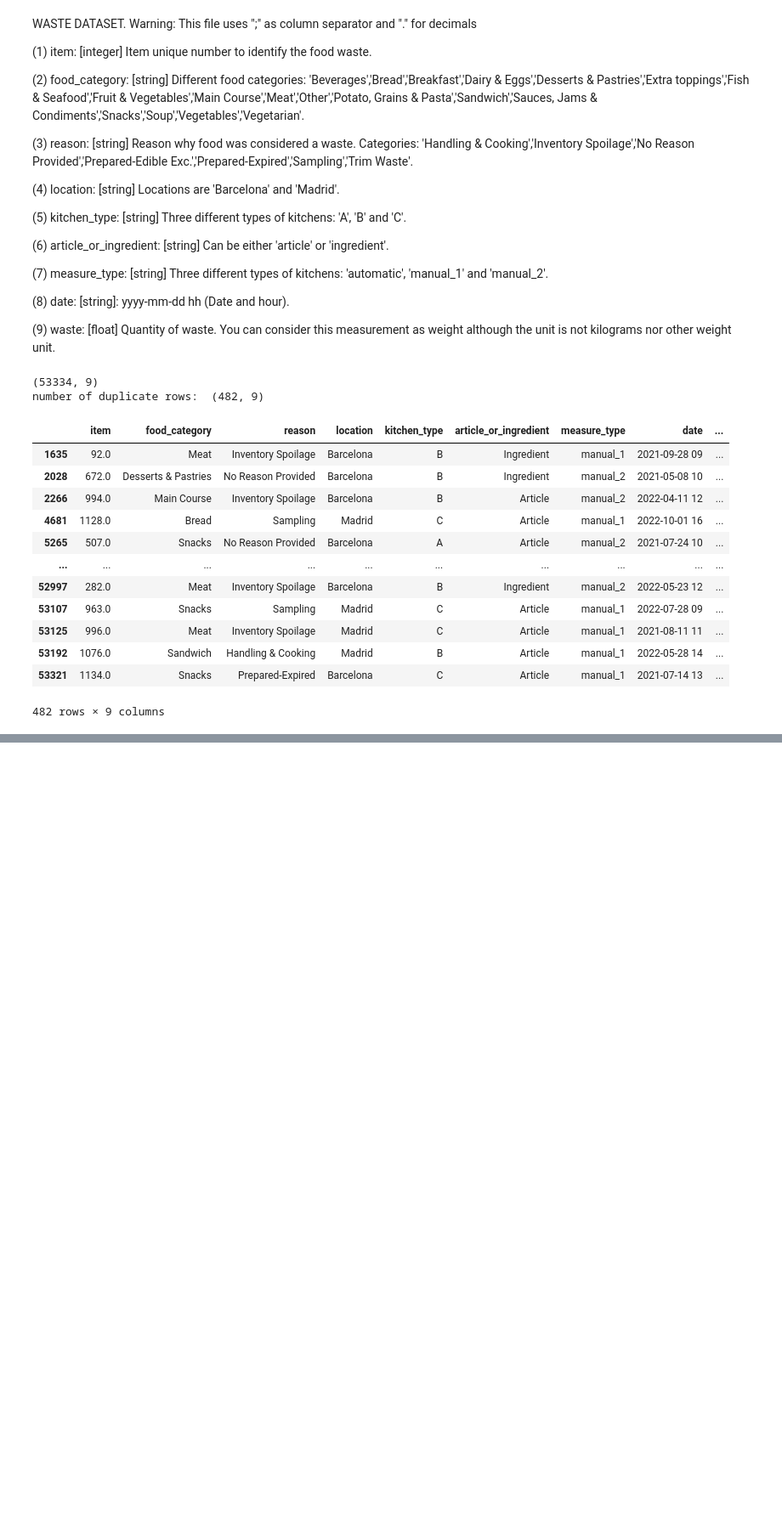
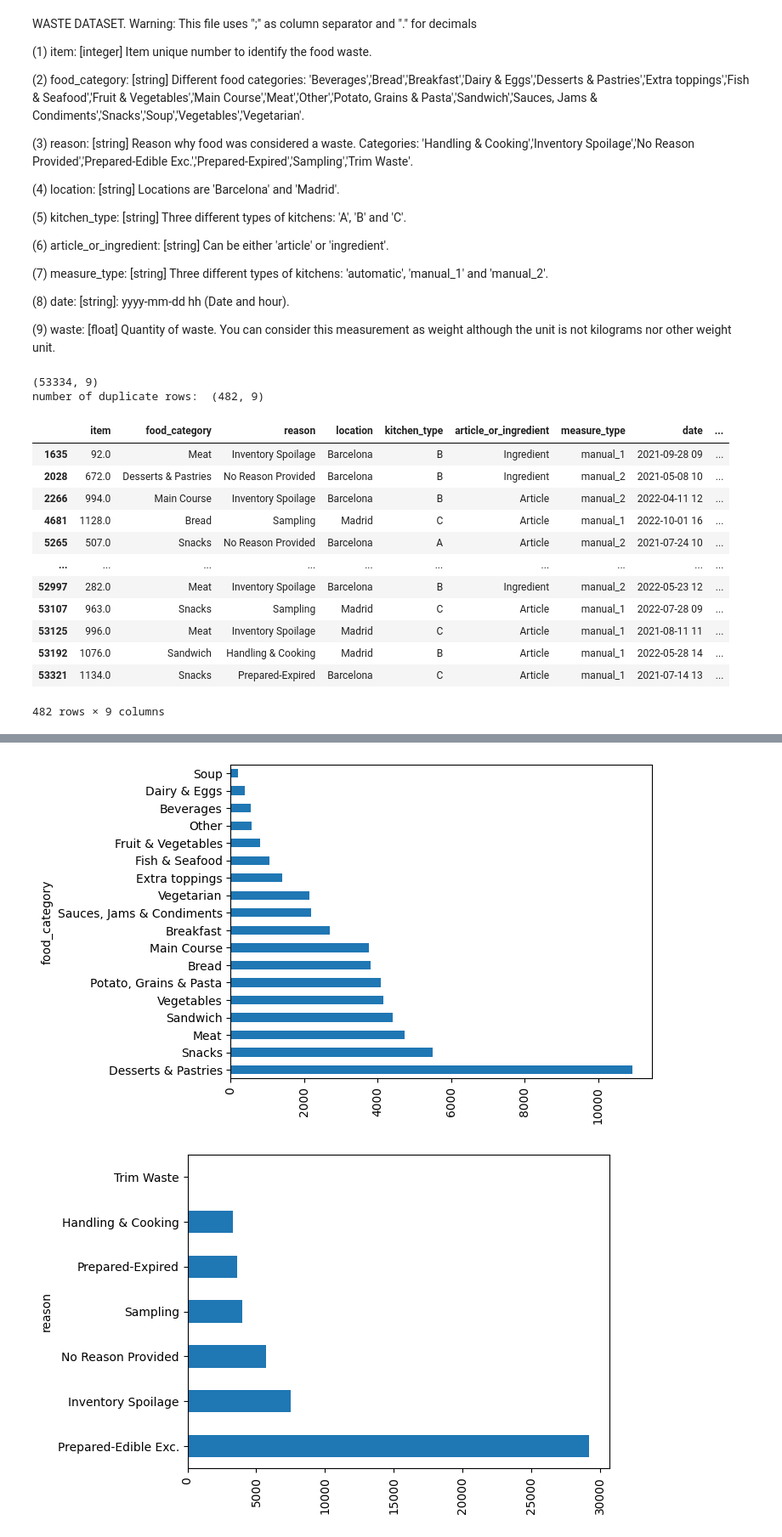
Before and after one commit to pcardenal5/DataFestImportBilly, a Jupyter notebook: scripts/EDA_waste.ipynb, the cells around one changed output, grey strips where cells are left out. Shown at 85% size. Saved outputs shown, nothing was run; the diff lists cells and outputs as text; code cells hidden in the pictures; blank space fills up the shorter version.

```diff
--- a/scripts/EDA_waste.ipynb
+++ b/scripts/EDA_waste.ipynb
@@ -411,0 +216,13 @@ sn.barplot(x=dfCity.age_bin,y=dfCity.price)
+# %%
+cols=dfCity.select_dtypes(include=['category']).columns
+colors = ['#' + ''.join([random.choice('0123456789ABCDEF') for j in range(6)]) for i in list(range(len(cols)))]
+for i in cols:
+    # crear una nueva imagen
+    plt.figure()
+    # girar las etiquetas del eje x
+    plt.xticks(rotation=90)
+    # mostar los valores de la columna ordenados de menor a mayor y girados 90 grados
+    dfCity[i].value_counts().plot(kind='barh')
+# %% [output]
+[figure, added]
+[figure, added]
```
Also changed, not shown: parts of 46 cells of this notebook.
